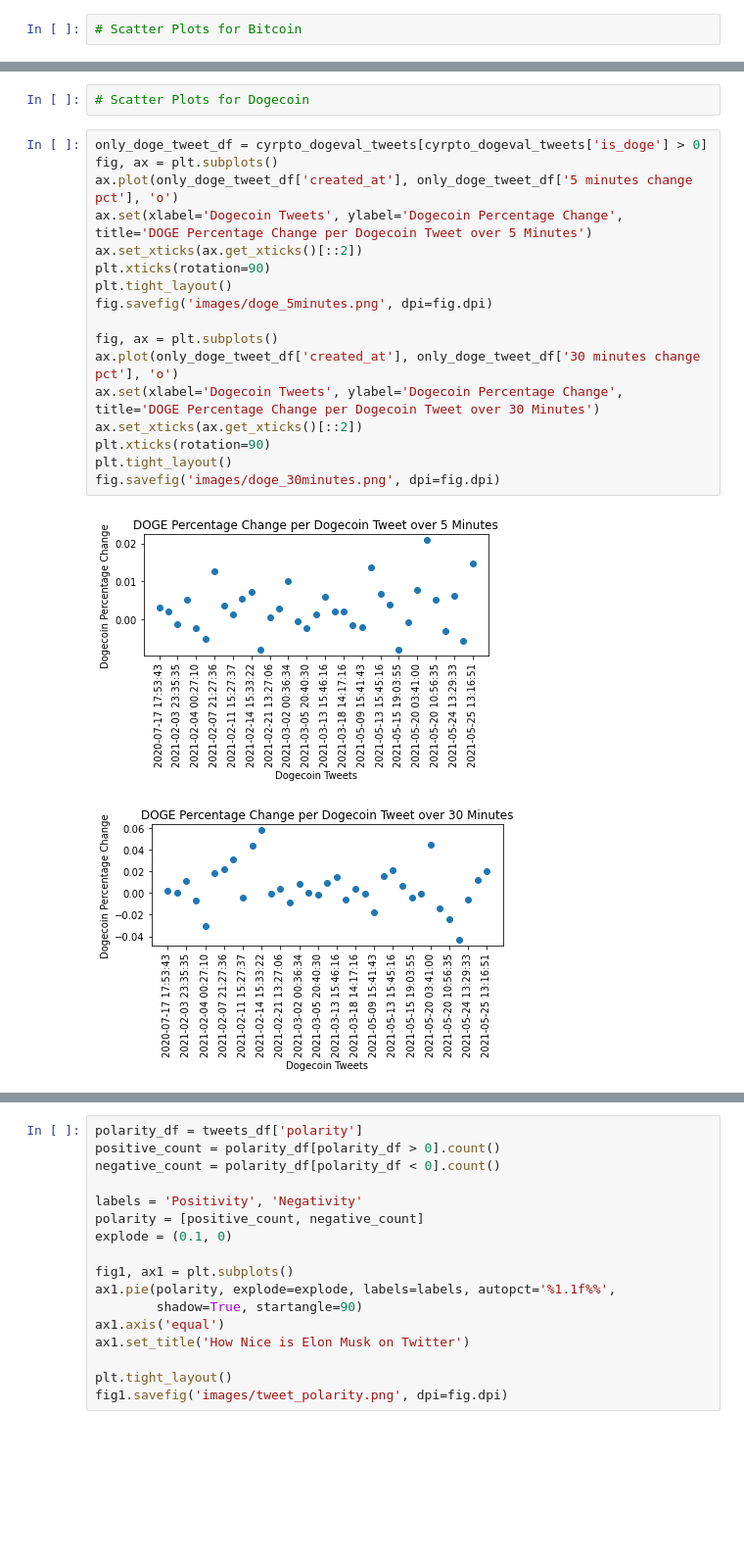
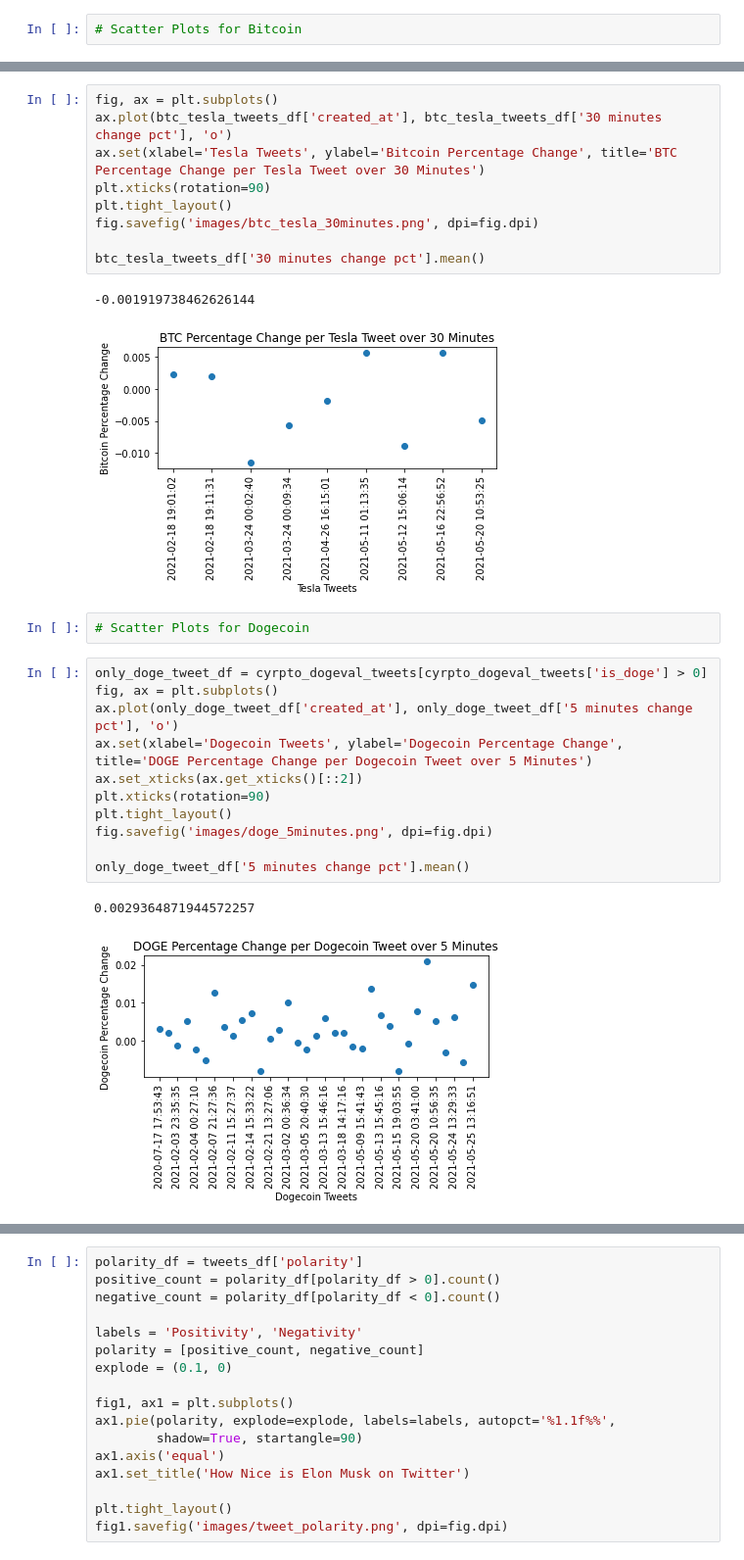
Before and after one commit to acorea/project-grizzly, a Jupyter notebook: elon_plotting.ipynb, the cells around one changed output, grey strips where cells are left out. Shown at 98% size. Drawn from its saved outputs; the diff is of its cells as text; blank space fills up the shorter version.

```diff
--- a/elon_plotting.ipynb
+++ b/elon_plotting.ipynb
@@ -115,3 +124,15 @@ fig.savefig('images/btc_tesla_30minutes.png', dpi=fig.dpi)
+# %%
+fig, ax = plt.subplots()
+ax.plot(btc_tesla_tweets_df['created_at'], btc_tesla_tweets_df['30 minutes change pct'], 'o')
+ax.set(xlabel='Tesla Tweets', ylabel='Bitcoin Percentage Change', title='BTC Percentage Change per Tesla Tweet over 30 Minutes')
+plt.xticks(rotation=90)
+plt.tight_layout()
+fig.savefig('images/btc_tesla_30minutes.png', dpi=fig.dpi)
+
+btc_tesla_tweets_df['30 minutes change pct'].mean()
+# %% [output]
+-0.001919738462626144
+[figure, added]
 # %%
 # Scatter Plots for Dogecoin
 # %%
@@ -124,13 +145,7 @@ plt.xticks(rotation=90)
 plt.tight_layout()
 fig.savefig('images/doge_5minutes.png', dpi=fig.dpi)
 
-fig, ax = plt.subplots()
-ax.plot(only_doge_tweet_df['created_at'], only_doge_tweet_df['30 minutes change pct'], 'o')
-ax.set(xlabel='Dogecoin Tweets', ylabel='Dogecoin Percentage Change', title='DOGE Percentage Change per Dogecoin Tweet over 30 Minutes')
-ax.set_xticks(ax.get_xticks()[::2])
-plt.xticks(rotation=90)
-plt.tight_layout()
-fig.savefig('images/doge_30minutes.png', dpi=fig.dpi)
+only_doge_tweet_df['5 minutes change pct'].mean()
 # %% [output]
+0.0029364871944572257
 [figure]
-[figure, removed]
```
Also changed, not shown: parts of 10 cells of this notebook, 3 other files.
